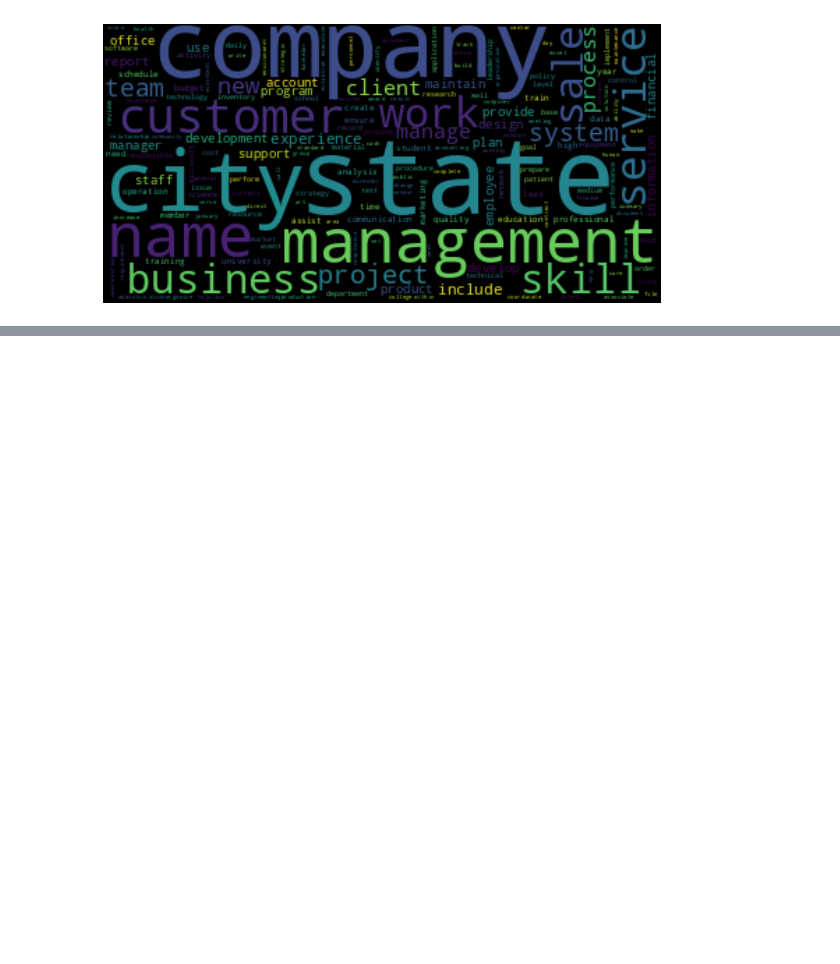
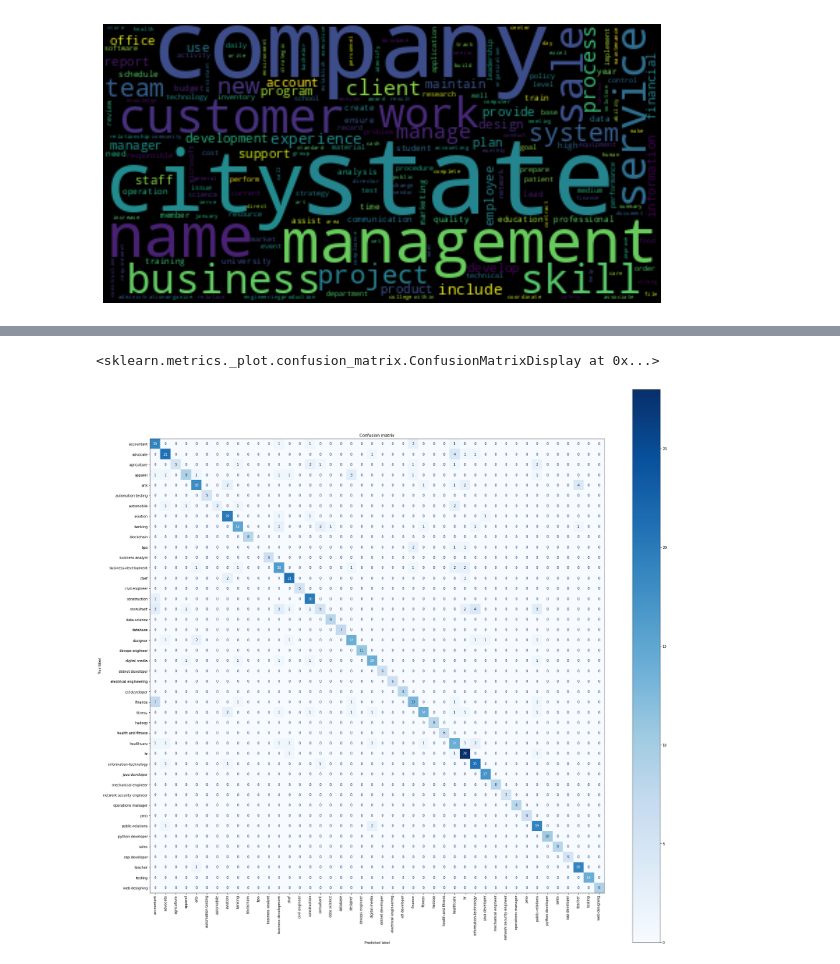
Before and after one commit to max423/Automatic-CV-classification, a Jupyter notebook: business-project.ipynb, the cells around one changed output, grey strips where cells are left out. Cells and saved outputs as stored; diff of their text form; code cells hidden in the pictures; blank space fills up the shorter version.

Commit message:
Added confusion matrix

```diff
--- a/business-project.ipynb
+++ b/business-project.ipynb
@@ -460,0 +492,6 @@ scores.mean()
+# %%
+cm_labels = []
+for i in range(0,len(category_label)):
+    cm_labels.append(category_label[i])
+
+cm_labels
@@ -460,0 +516,14 @@ scores.mean()
+# %%
+from sklearn.metrics import confusion_matrix, ConfusionMatrixDisplay
+import matplotlib.pyplot as plt
+
+cm = confusion_matrix(y_test, prediction)
+
+disp = ConfusionMatrixDisplay(cm, display_labels=cm_labels)
+
+fig, ax = plt.subplots(figsize=(30,30))
+ax.set_title("Confusion matrix")
+disp.plot(ax=ax, cmap=plt.cm.Blues, xticks_rotation='vertical')
+# %% [output]
+<sklearn.metrics._plot.confusion_matrix.ConfusionMatrixDisplay at 0x...>
+[figure, added]
```
Also changed, not shown: parts of 16 cells of this notebook, 1 other file.
